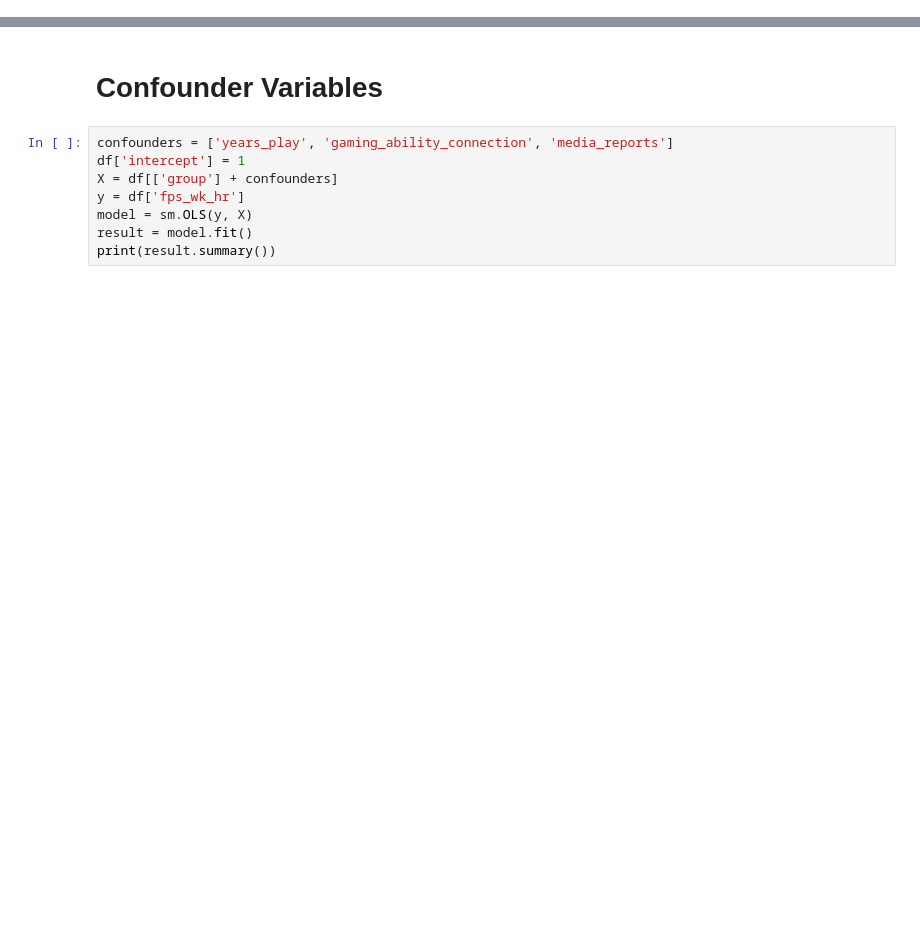
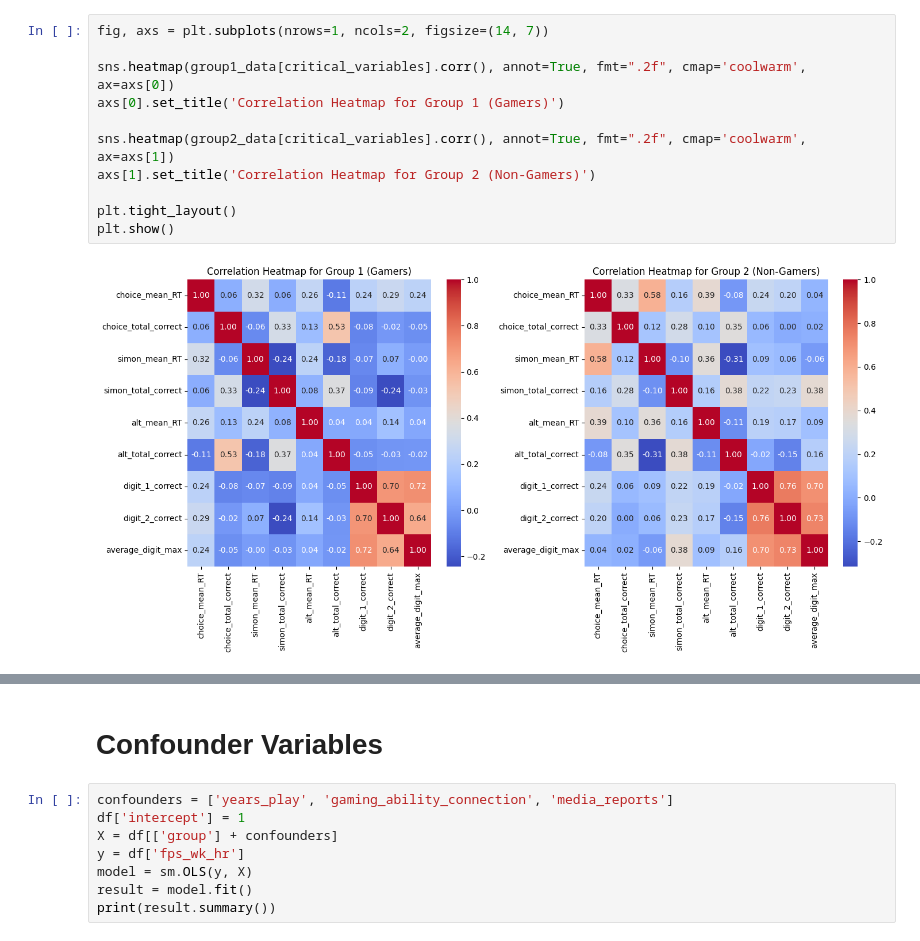
Before and after one commit to ROHIT32767/Reaction-time-and-working-memory-in-gamers-and-non-gamers, a Jupyter notebook: project.ipynb, the cells around one changed output, grey strips where cells are left out. Saved outputs shown, nothing was run; the diff lists cells and outputs as text; blank space fills up the shorter version.

```diff
--- a/project.ipynb
+++ b/project.ipynb
@@ -45 +113,14 @@ Index(['id', 'group', 'quest_timing', 'fps_wk_hr', 'total_wk_hr',
+# %%
+fig, axs = plt.subplots(nrows=1, ncols=2, figsize=(14, 7))
+
+sns.heatmap(group1_data[critical_variables].corr(), annot=True, fmt=".2f", cmap='coolwarm', ax=axs[0])
+axs[0].set_title('Correlation Heatmap for Group 1 (Gamers)')
+
+sns.heatmap(group2_data[critical_variables].corr(), annot=True, fmt=".2f", cmap='coolwarm', ax=axs[1])
+axs[1].set_title('Correlation Heatmap for Group 2 (Non-Gamers)')
+
+plt.tight_layout()
+plt.show()
+# %% [output]
+[figure, added]
 # %%
```
Also changed, not shown: parts of 20 cells of this notebook.
